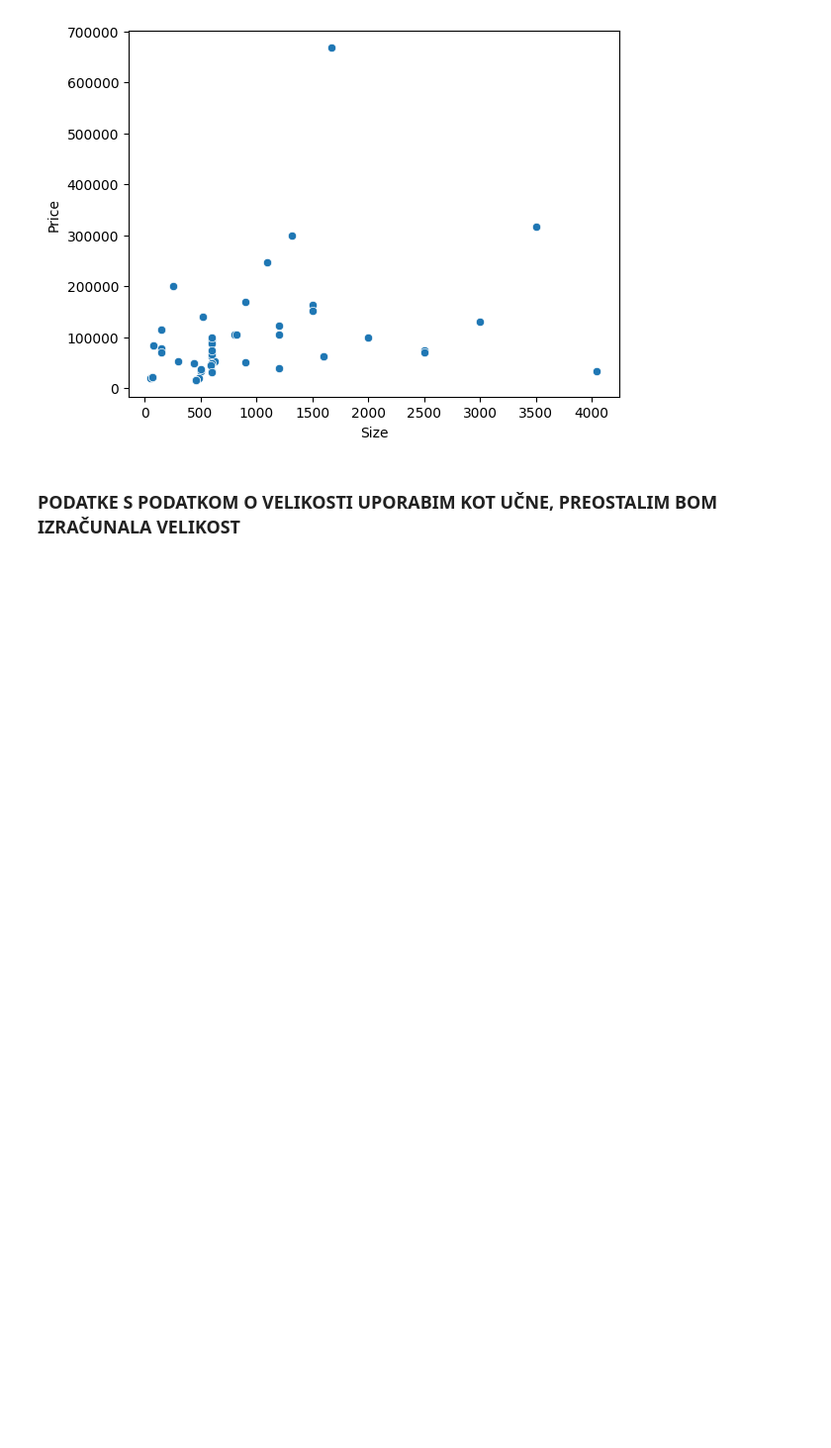
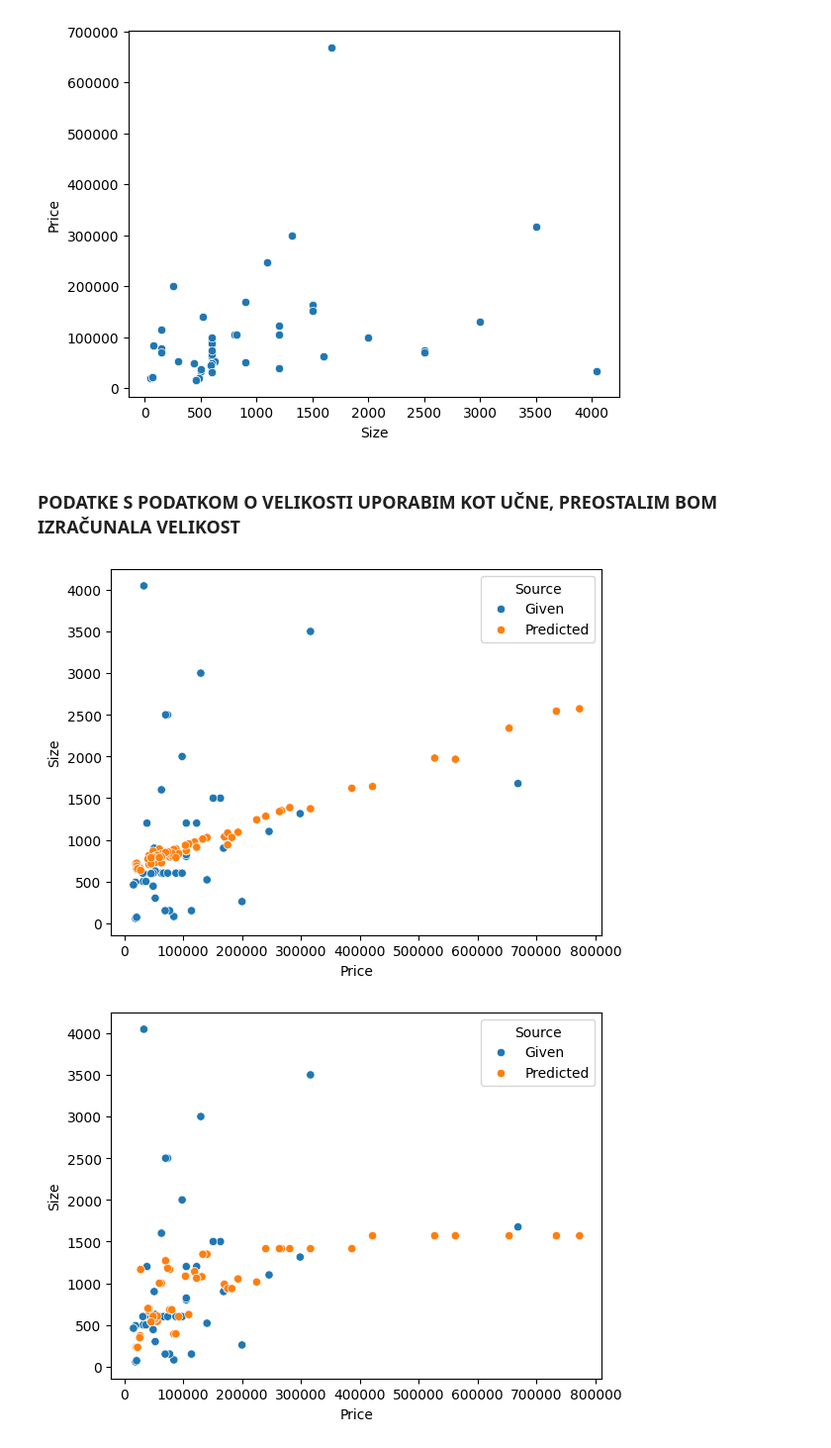
Before and after one commit to tanjalustrek/Property-Cost-Lusaka, a Jupyter notebook: analysis.ipynb, the cells around one changed output. Shown: that part at 99% size. Saved outputs shown, nothing was run; the diff lists cells and outputs as text; code cells hidden in the pictures; blank space fills up the shorter version.

Commit message:
added knn for size prediction

```diff
--- a/analysis.ipynb
+++ b/analysis.ipynb
@@ -11,5 +12,6 @@ from sklearn.neighbors import KNeighborsRegressor
 # %%
 data = pd.read_csv('apartments.csv')
+column_names = data.columns
 data.head()
 # %% [output]
 |  | Price | Bedrooms | Bathrooms | Size |
@@ -79,6 +79,39 @@ for i, col in enumerate(['Bedrooms', 'Bathrooms', 'Size']):
 # %% [markdown]
 ### PODATKE S PODATKOM O VELIKOSTI UPORABIM KOT UČNE, PREOSTALIM BOM IZRAČUNALA VELIKOST
 # %%
-X_train = data_with_size.drop('Size', axis=1).to_numpy()
-y_train = data_with_size['Size'].to_numpy()
+X_train = data.dropna(subset=['Size']).drop('Size', axis=1).to_numpy()
+
+y_train = data.dropna(subset=['Size'])['Size'].to_numpy()
 y_train = y_train[:, None]
+
+X_pred = data[data['Size'].isna()].drop('Size', axis=1).to_numpy()
+# %%
+lm = LinearRegression().fit(X_train, y_train)
+y_pred_lr = lm.predict(X_pred)
+
+knn = KNeighborsRegressor().fit(X_train, y_train)
+y_pred_knn = knn.predict(X_pred)
+
+X_pred = pd.DataFrame(X_pred, columns=column_names[:-1])
+
+y_pred_lr = pd.DataFrame(y_pred_lr, columns=column_names[-1:])
+data_size_lr = pd.concat([X_pred, y_pred_lr], axis=1)
+
+y_pred_knn = pd.DataFrame(y_pred_knn, columns=column_names[-1:])
+data_size_knn = pd.concat([X_pred, y_pred_knn], axis=1)
+
+data_size_lr['Source'] = 'Predicted'
+data_size_knn['Source'] = 'Predicted'
+
+data_size_given = data.dropna(subset=['Size']).copy()
+data_size_given.loc[:, 'Source'] = 'Given'
+
+data_lr = pd.concat([data_size_given, data_size_lr])
+data_knn = pd.concat([data_size_given, data_size_knn])
+
+for i, tab in enumerate([data_lr, data_knn]):
+    plt.figure(i)
+    sns.scatterplot(tab, x='Price', y='Size', hue='Source')
+# %% [output]
+[figure, added]
+[figure, added]
```
Also changed, not shown: parts of 3 cells of this notebook.
